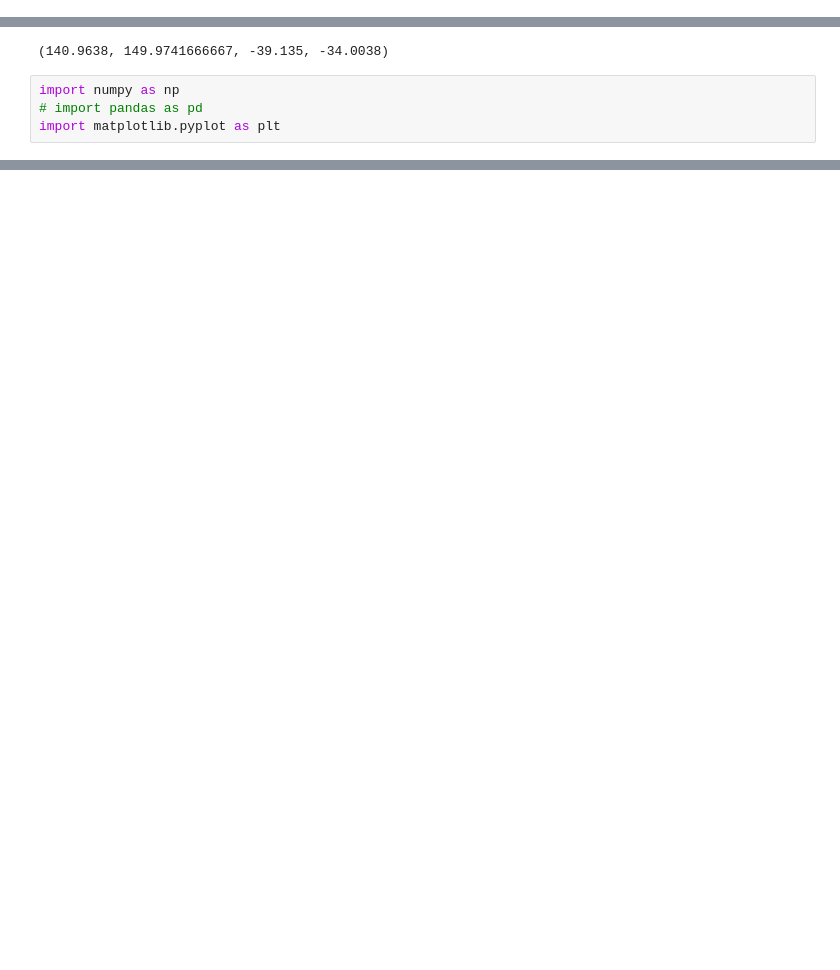
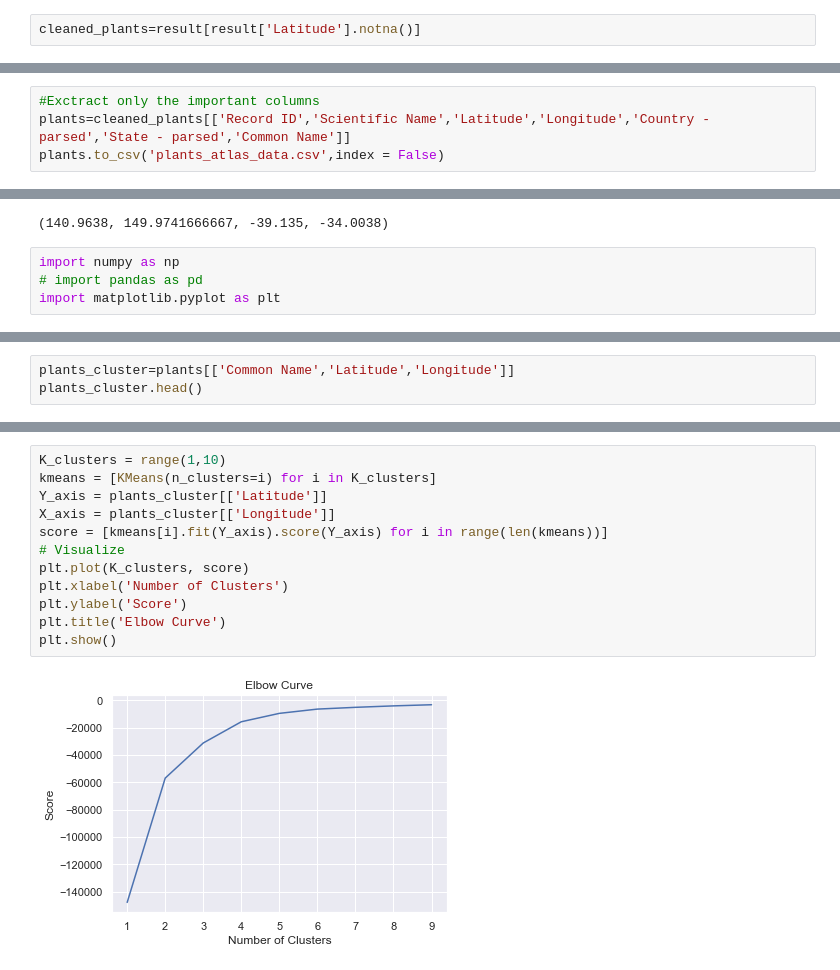
Before and after one commit to hfuu0003/FIT5120ME16IErepository, a Jupyter notebook: Gunveen/Plants_data_exploration.ipynb, the cells around one changed output, grey strips where cells are left out. Drawn from its saved outputs; the diff is of its cells as text; blank space fills up the shorter version.

```diff
--- a/Gunveen/Plants_data_exploration.ipynb
+++ b/Gunveen/Plants_data_exploration.ipynb
@@ -199,0 +135,2 @@ result3.groupby(['Year']).agg(number_of_rows=('Year','count')).reset_index().sor
+# %%
+cleaned_plants=result[result['Latitude'].notna()]
@@ -199,0 +158,4 @@ result3.groupby(['Year']).agg(number_of_rows=('Year','count')).reset_index().sor
+# %%
+#Exctract only the important columns
+plants=cleaned_plants[['Record ID','Scientific Name','Latitude','Longitude','Country - parsed','State - parsed','Common Name']]
+plants.to_csv('plants_atlas_data.csv',index = False)
@@ -236,0 +197,3 @@ NameError: name 'GeoDataFrame' is not defined
+# %%
+plants_cluster=plants[['Common Name','Latitude','Longitude']]
+plants_cluster.head()
@@ -236,0 +214,14 @@ NameError: name 'GeoDataFrame' is not defined
+# %%
+K_clusters = range(1,10)
+kmeans = [KMeans(n_clusters=i) for i in K_clusters]
+Y_axis = plants_cluster[['Latitude']]
+X_axis = plants_cluster[['Longitude']]
+score = [kmeans[i].fit(Y_axis).score(Y_axis) for i in range(len(kmeans))]
+# Visualize
+plt.plot(K_clusters, score)
+plt.xlabel('Number of Clusters')
+plt.ylabel('Score')
+plt.title('Elbow Curve')
+plt.show()
+# %% [output]
+[figure, added]
```
Also changed, not shown: parts of 56 cells of this notebook, 1 other file.
